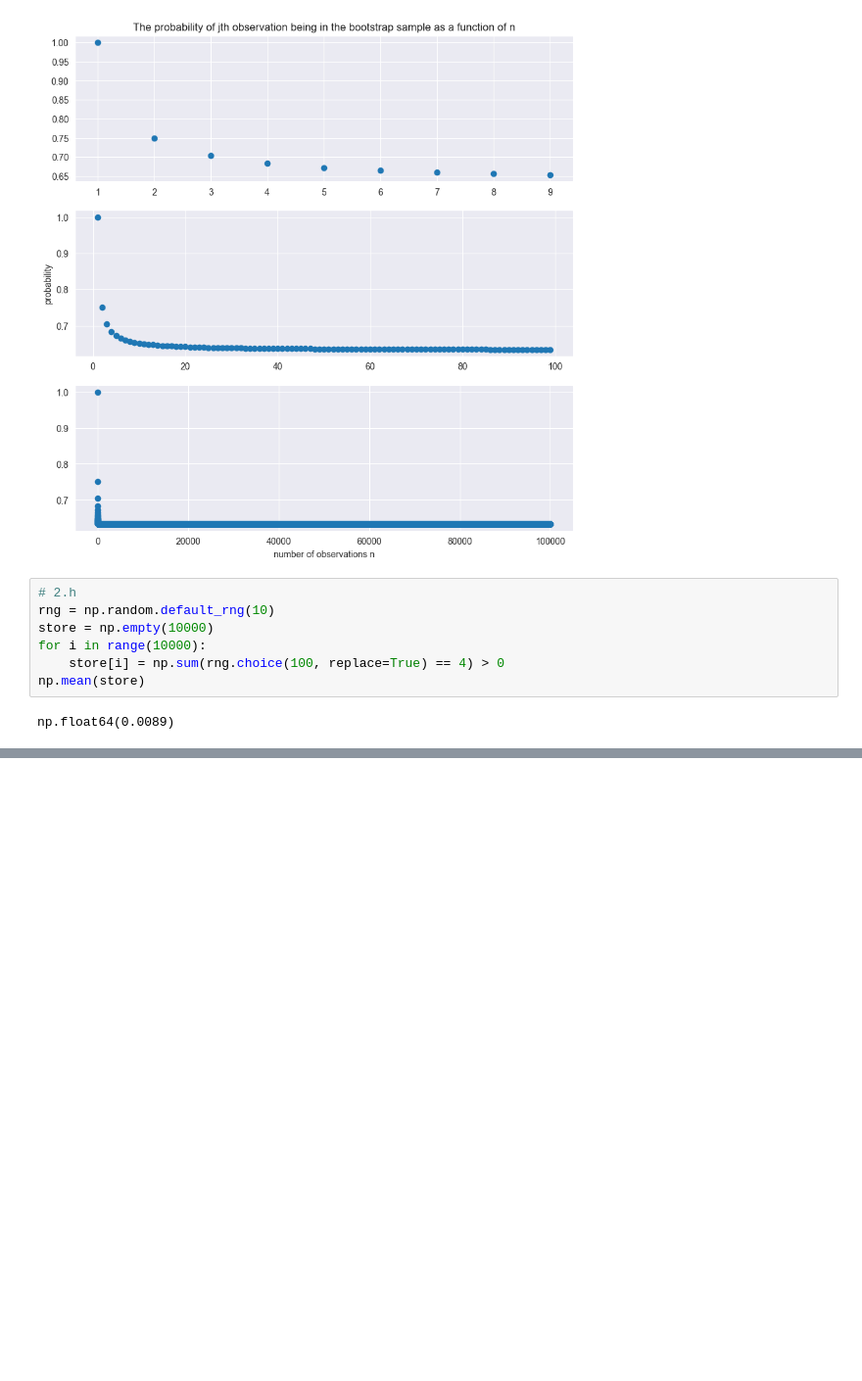
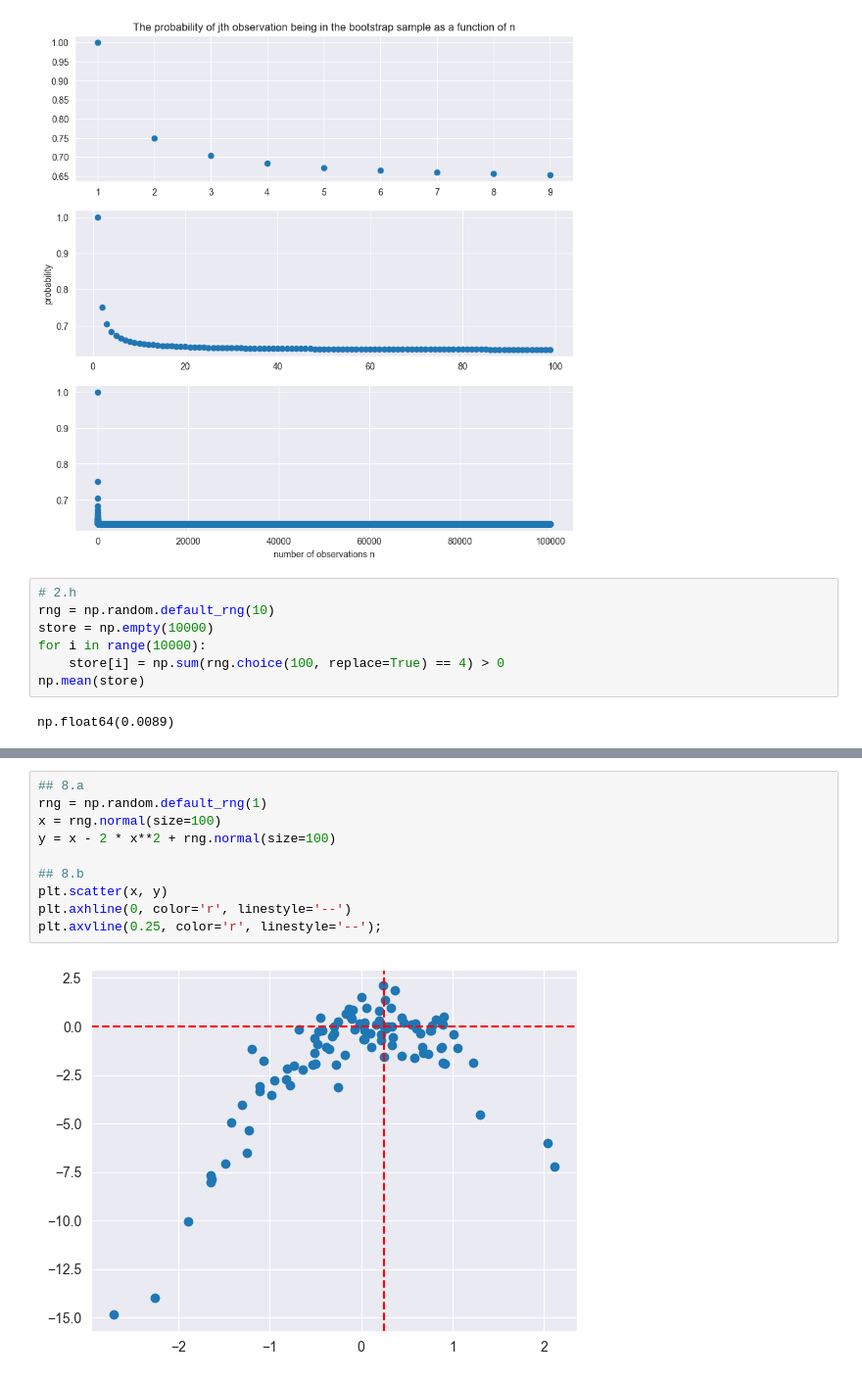
Before and after one commit to nhitran-00/ISL, a Jupyter notebook: chapter_5.ipynb, the cells around one changed output, grey strips where cells are left out. Shown at 98% size. Drawn from its saved outputs; the diff is of its cells as text; blank space fills up the shorter version.

```diff
--- a/chapter_5.ipynb
+++ b/chapter_5.ipynb
@@ -93,0 +381,12 @@ The procedure is as follows:
+# %%
+## 8.a
+rng = np.random.default_rng(1)
+x = rng.normal(size=100)
+y = x - 2 * x**2 + rng.normal(size=100)
+
+## 8.b
+plt.scatter(x, y)
+plt.axhline(0, color='r', linestyle='--')
+plt.axvline(0.25, color='r', linestyle='--');
+# %% [output]
+[figure, added]
```
Also changed, not shown: parts of 34 cells of this notebook.
